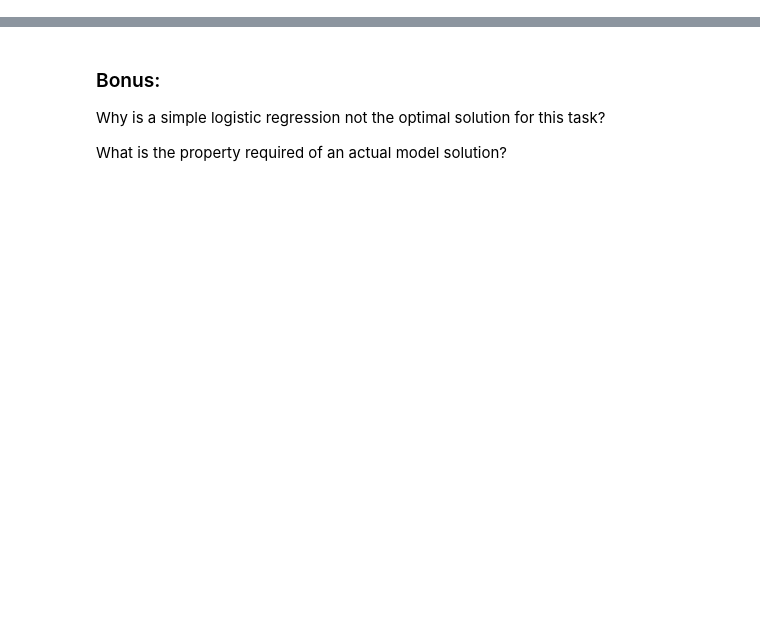
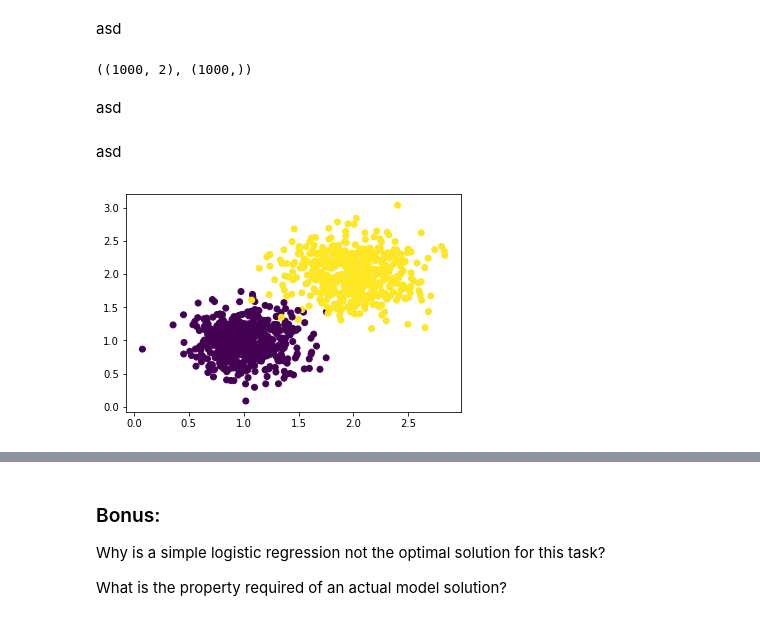
Before and after one commit to Markus-Goetz/gks-2019, a Jupyter notebook: 1_logistic_regression.ipynb, the cells around one changed output, grey strips where cells are left out. Saved outputs shown, nothing was run; the diff lists cells and outputs as text; code cells hidden in the pictures; blank space fills up the shorter version.

```diff
--- a/1_logistic_regression.ipynb
+++ b/1_logistic_regression.ipynb
@@ -22,7 +0,0 @@ nEpochs = 100
-# %%
-x1 = np.random.normal(1., 0.25, (nSamples//2, inputDim))
-x2 = np.random.normal(2., 0.30, (nSamples//2, inputDim))
-y1 = np.zeros(nSamples//2)
-y2 = np.ones(nSamples//2)
-x = np.concatenate((x1, x2))
-y = np.concatenate((y1, y2))
@@ -152,0 +17,39 @@ Keras also always uses minibatches by default. Why?
+# %% [markdown]
+asd
+# %%
+def generate_data(n_samples=1000, input_dim=2):
+    """
+    """
+    half_samples = n_samples // 2
+
+    # generate the blobs
+    x1 = np.random.normal(1., 0.25, size=(half_samples, input_dim))
+    x2 = np.random.normal(2., 0.30, size=(half_samples, input_dim))
+
+    # create matching labels
+    y1 = np.zeros(half_samples)
+    y2 = np.ones(half_samples)
+
+    return np.concatenate((x1, x2)), np.concatenate((y1, y2))
+
+data, labels = generate_data()
+data.shape, labels.shape
+# %% [output]
+((1000, 2), (1000,))
+# %% [markdown]
+asd
+# %%
+shuffled_indices = np.arange(data.shape[0])
+np.random.shuffle(shuffled_indices)
+
+data, labels = data[shuffled_indices], labels[shuffled_indices]
+# %% [markdown]
+asd
+# %%
+def plot_data(data, labels):
+    plt.scatter(data[:, 0], data[:, 1], c=labels)
+    plt.show()
+
+plot_data(data, labels)
+# %% [output]
+[figure, added]
```
Also changed, not shown: parts of 47 cells of this notebook.
